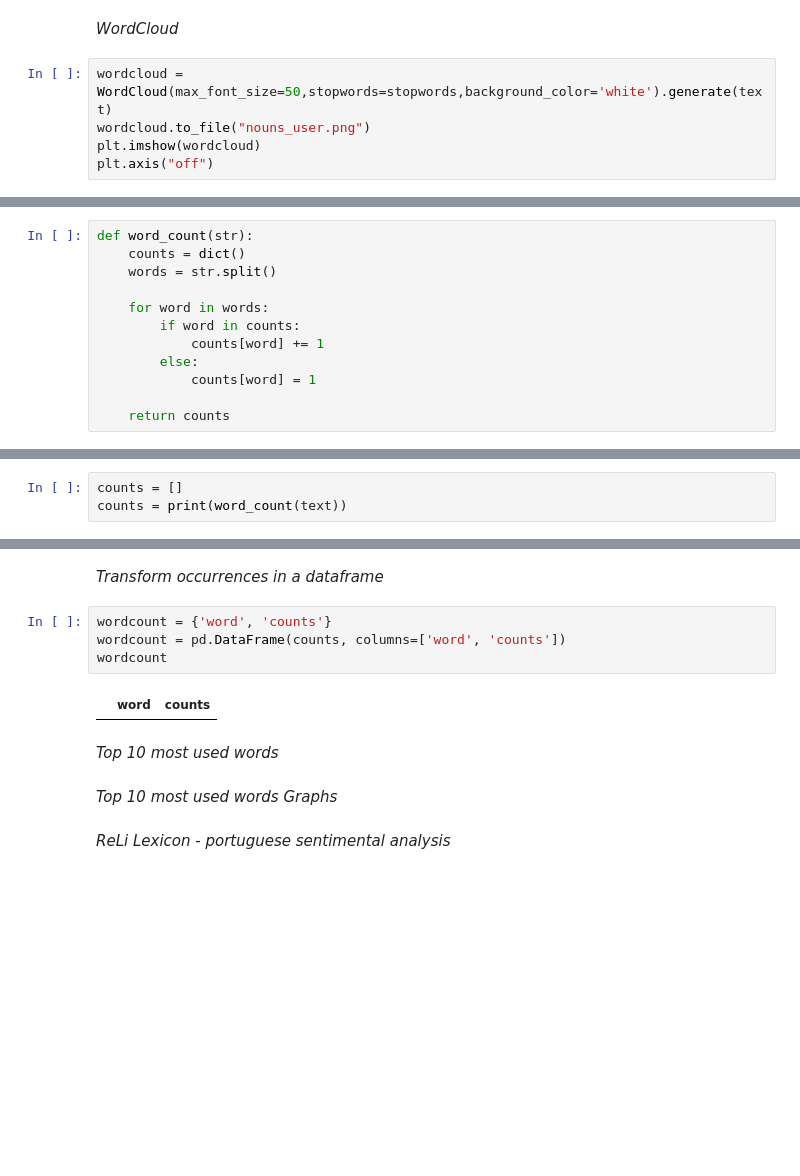
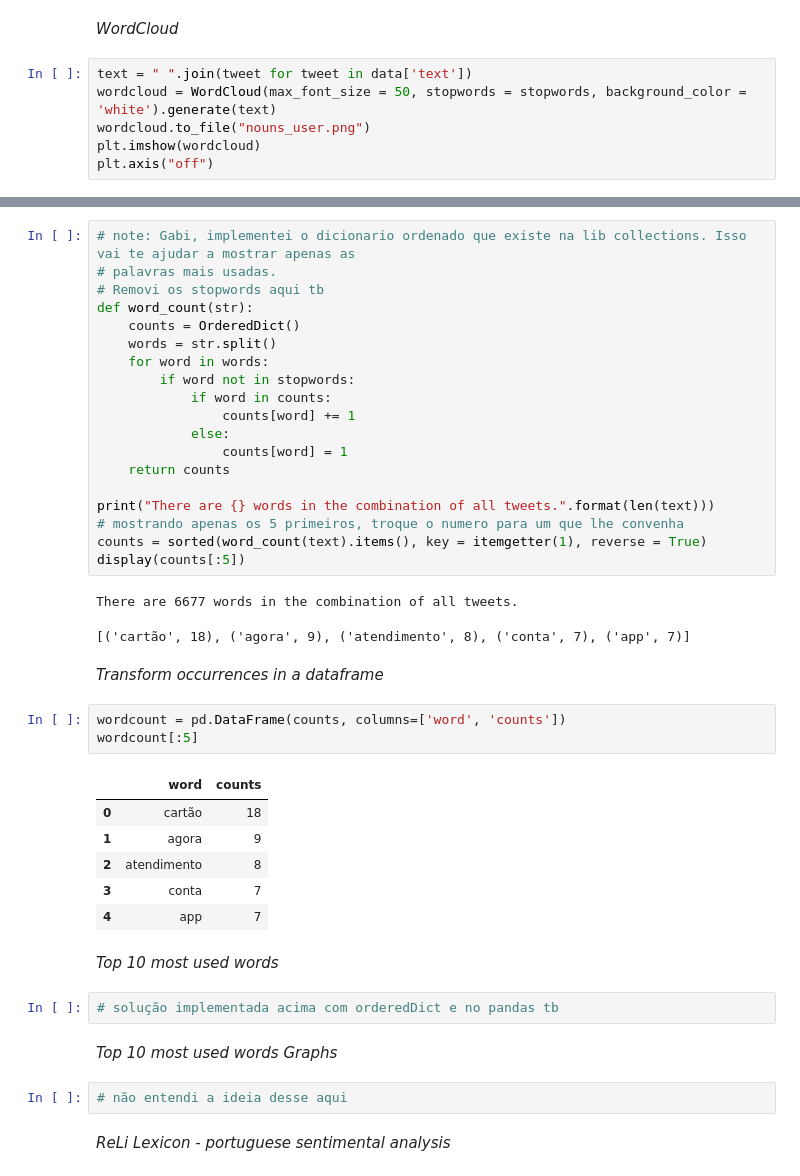
Before and after one commit to gabrielacaayres/tcc, a Jupyter notebook: code/read_tweets.ipynb, the cells around one changed output, grey strips where cells are left out. Saved outputs shown, nothing was run; the diff lists cells and outputs as text; blank space fills up the shorter version.

```diff
--- a/code/read_tweets.ipynb
+++ b/code/read_tweets.ipynb
@@ -130,7 +113,8 @@ text = " ".join(tweet for tweet in data.tweet_text)
 # %% [markdown]
 *WordCloud*
 # %%
-wordcloud = WordCloud(max_font_size=50,stopwords=stopwords,background_color='white').generate(text)
+text = " ".join(tweet for tweet in data['text'])
+wordcloud = WordCloud(max_font_size = 50, stopwords = stopwords, background_color = 'white').generate(text)
 wordcloud.to_file("nouns_user.png")
 plt.imshow(wordcloud)
 plt.axis("off")
@@ -148,12 +123,0 @@ There are 25000 words in the combination of all tweets.
-# %%
-def word_count(str):
-    counts = dict()
-    words = str.split()
-
-    for word in words:
-        if word in counts:
-            counts[word] += 1
-        else:
-            counts[word] = 1
-
-    return counts
@@ -162,3 +123,0 @@ def word_count(str):
-# %%
-counts = []
-counts = print(word_count(text))
@@ -167,14 +126,44 @@ counts = print(word_count(text))
+# %%
+# note: Gabi, implementei o dicionario ordenado que existe na lib collections. Isso vai te ajudar a mostrar apenas as
+# palavras mais usadas.
+# Removi os stopwords aqui tb
+def word_count(str):
+    counts = OrderedDict()
+    words = str.split()
+    for word in words:
+        if word not in stopwords:
+            if word in counts:
+                counts[word] += 1
+            else:
+                counts[word] = 1
+    return counts
+
+print("There are {} words in the combination of all tweets.".format(len(text)))
+# mostrando apenas os 5 primeiros, troque o numero para um que lhe convenha
+counts = sorted(word_count(text).items(), key = itemgetter(1), reverse = True)
+display(counts[:5])
+# %% [output]
+There are 6677 words in the combination of all tweets.
+[('cartão', 18), ('agora', 9), ('atendimento', 8), ('conta', 7), ('app', 7)]
 # %% [markdown]
 *Transform occurrences in a dataframe*
 # %%
-wordcount = {'word', 'counts'}
 wordcount = pd.DataFrame(counts, columns=['word', 'counts'])
-wordcount
+wordcount[:5]
 # %% [output]
 |  | word | counts |
+| 0 | cartão | 18 |
+| 1 | agora | 9 |
+| 2 | atendimento | 8 |
+| 3 | conta | 7 |
+| 4 | app | 7 |
 # %% [markdown]
 *Top 10 most used words*
+# %%
+# solução implementada acima com orderedDict e no pandas tb
 # %% [markdown]
 *Top 10 most used words Graphs*
+# %%
+# não entendi a ideia desse aqui
 # %% [markdown]
 *ReLi Lexicon - portuguese sentimental analysis*
```
Also changed, not shown: parts of 32 cells of this notebook, 2 other files.
